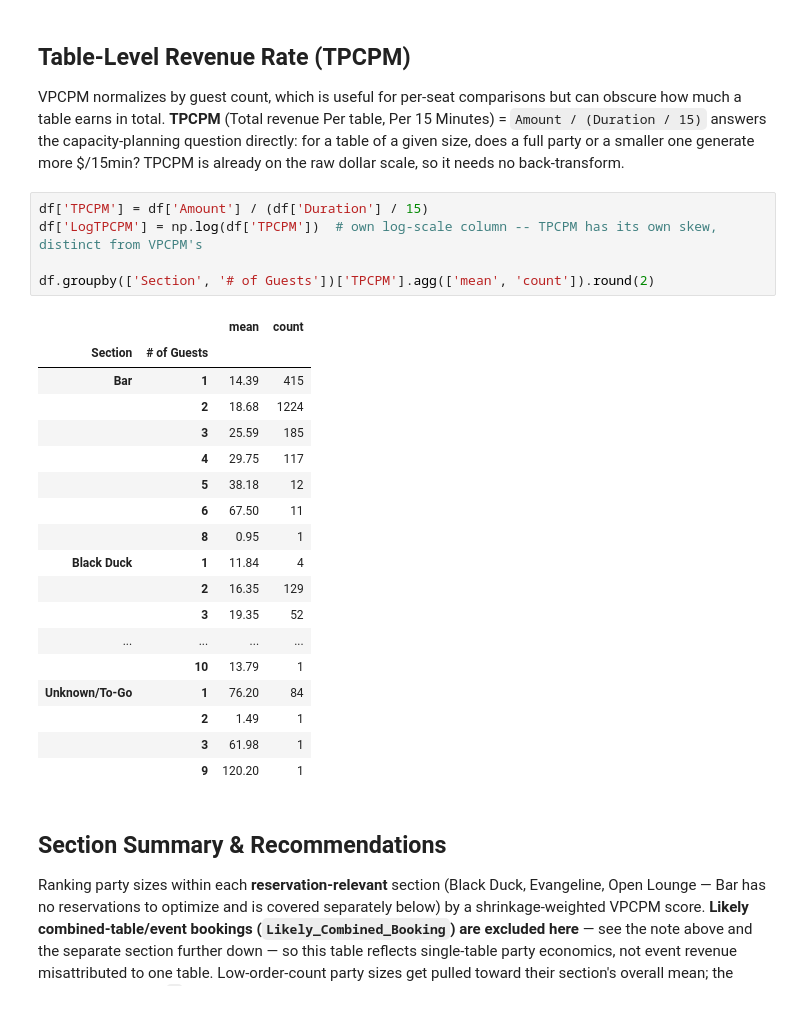
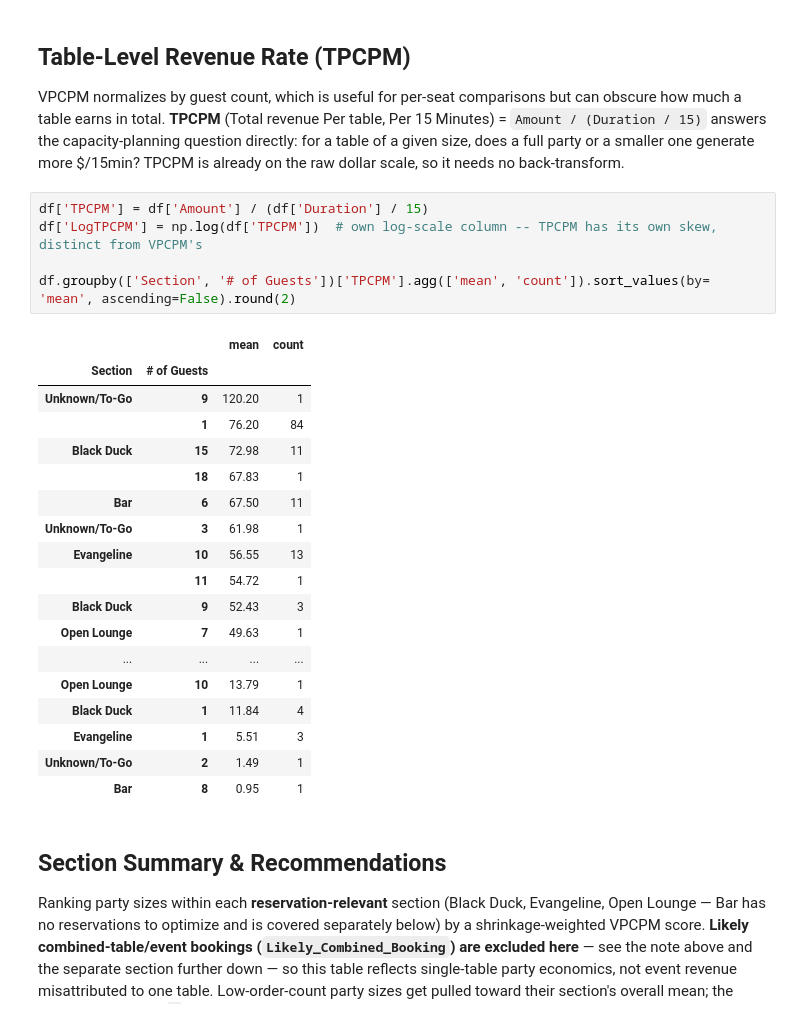
Before and after one commit to shaneap/artemis, a Jupyter notebook: test.ipynb, the cells around one changed output. Cells and saved outputs as stored; diff of their text form.

Commit message:
Re-run notebook; add LogTPCPM comment to TPCPM cell
Restore point before the occupancy-layer refactor.

```diff
--- a/test.ipynb
+++ b/test.ipynb
@@ -370,27 +370,27 @@ VPCPM normalizes by guest count, which is useful for per-seat comparisons but ca
 # %%
 df['TPCPM'] = df['Amount'] / (df['Duration'] / 15)
 df['LogTPCPM'] = np.log(df['TPCPM'])  # own log-scale column -- TPCPM has its own skew, distinct from VPCPM's
 
-df.groupby(['Section', '# of Guests'])['TPCPM'].agg(['mean', 'count']).round(2)
+df.groupby(['Section', '# of Guests'])['TPCPM'].agg(['mean', 'count']).sort_values(by= 'mean', ascending=False).round(2)
 # %% [output]
 |  |  | mean | count |
 | Section | # of Guests |  |  |
-| Bar | 1 | 14.39 | 415 |
-|  | 2 | 18.68 | 1224 |
-|  | 3 | 25.59 | 185 |
-|  | 4 | 29.75 | 117 |
-|  | 5 | 38.18 | 12 |
-|  | 6 | 67.50 | 11 |
-|  | 8 | 0.95 | 1 |
+| Unknown/To-Go | 9 | 120.20 | 1 |
+|  | 1 | 76.20 | 84 |
+| Black Duck | 15 | 72.98 | 11 |
+|  | 18 | 67.83 | 1 |
+| Bar | 6 | 67.50 | 11 |
+| Unknown/To-Go | 3 | 61.98 | 1 |
+| Evangeline | 10 | 56.55 | 13 |
+|  | 11 | 54.72 | 1 |
+| Black Duck | 9 | 52.43 | 3 |
+| Open Lounge | 7 | 49.63 | 1 |
+| ... | ... | ... | ... |
+| Open Lounge | 10 | 13.79 | 1 |
 | Black Duck | 1 | 11.84 | 4 |
-|  | 2 | 16.35 | 129 |
-|  | 3 | 19.35 | 52 |
-| ... | ... | ... | ... |
-|  | 10 | 13.79 | 1 |
-| Unknown/To-Go | 1 | 76.20 | 84 |
-|  | 2 | 1.49 | 1 |
-|  | 3 | 61.98 | 1 |
-|  | 9 | 120.20 | 1 |
+| Evangeline | 1 | 5.51 | 3 |
+| Unknown/To-Go | 2 | 1.49 | 1 |
+| Bar | 8 | 0.95 | 1 |
 # %% [markdown]
 ## Section Summary & Recommendations
 
```
